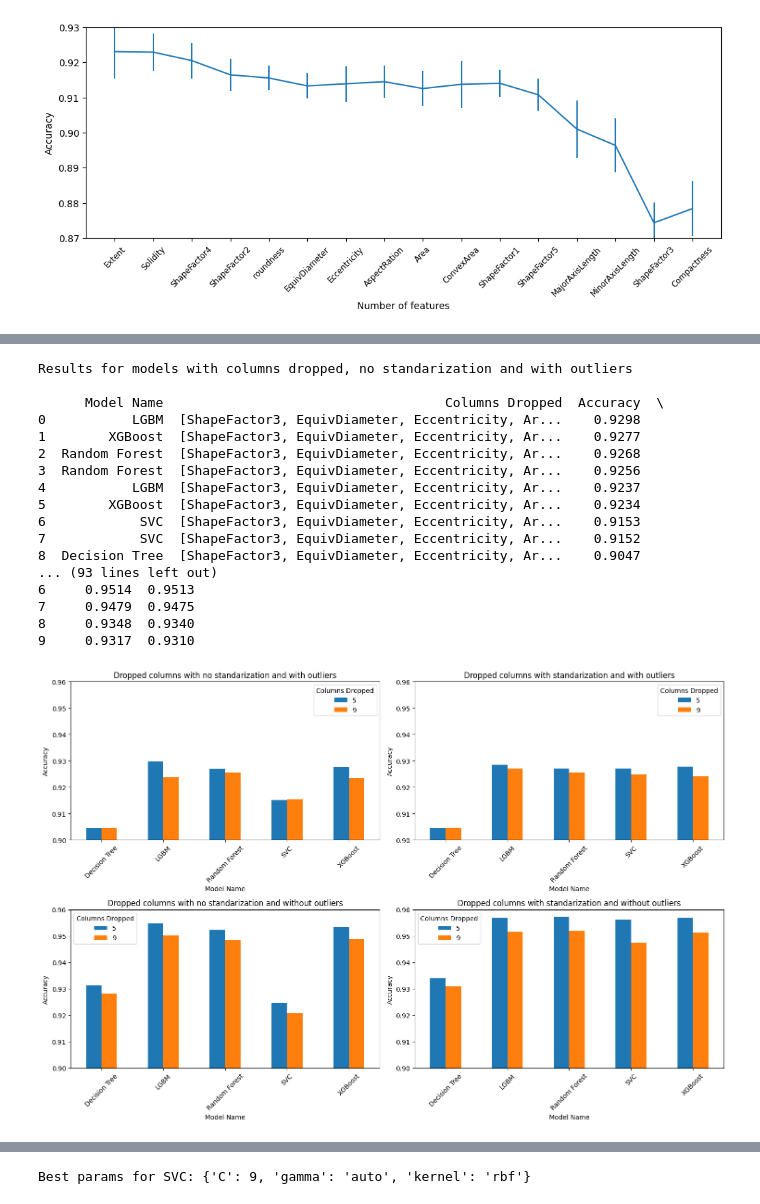
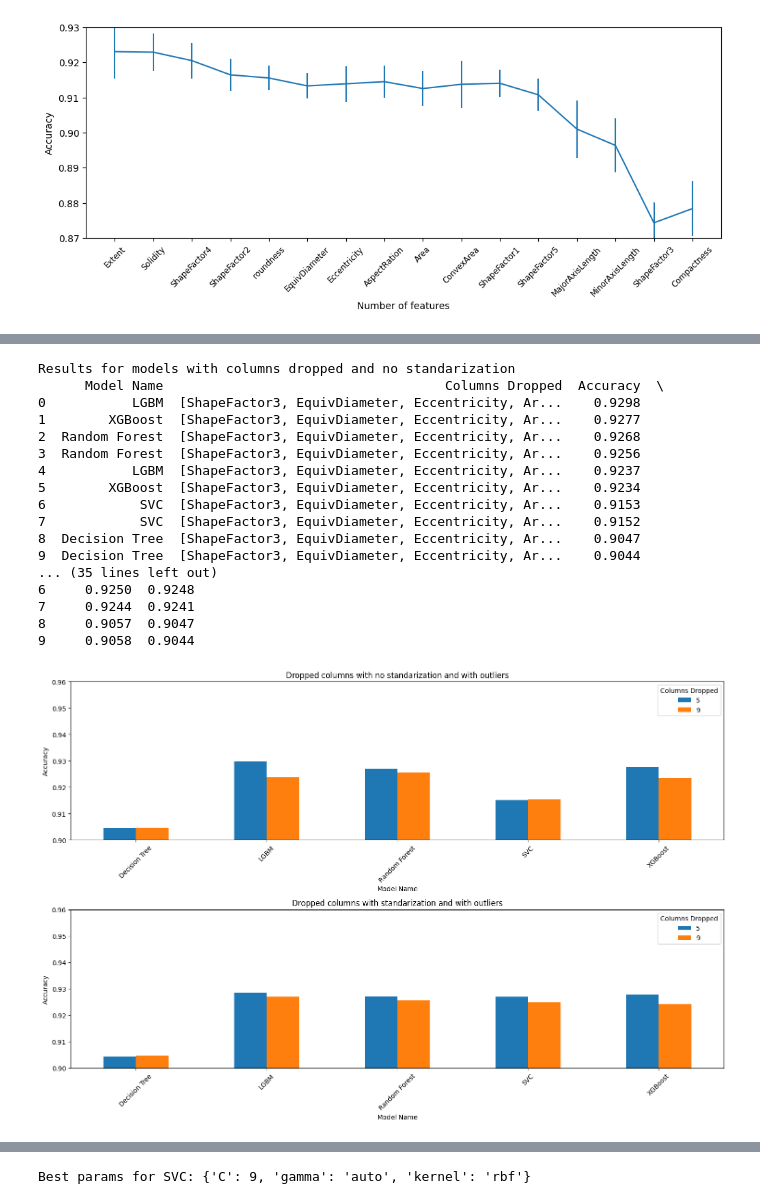
Before and after one commit to tomaszzywicki/Dry-Bean-Classification, a Jupyter notebook: notebooks/final.ipynb, the cells around one changed output, grey strips where cells are left out. Cells and saved outputs as stored; diff of their text form; code cells hidden in the pictures.

```diff
--- a/notebooks/final.ipynb
+++ b/notebooks/final.ipynb
@@ -197,9 +191,6 @@ def replace_outliers(data):
 # %%
-def test_models_with_preprocessing(df, models, columns_to_drop, to_standarize=False, replacing_outliers=False, cv=5):
+def test_models_with_preprocessing(df, models, columns_to_drop, to_standarize=False, cv=5):
     results = []
-    if replacing_outliers:
-        df = replace_outliers(df)
-
     X = df.drop(columns=['Class'])
     y = df['Class']
     for model_name, model in models:
@@ -242,6 +232,6 @@ models2 = [
     ('Decision Tree', DecisionTreeClassifier(random_state=311, max_depth=9, max_leaf_nodes=28, min_samples_leaf=2, criterion='log_loss')),
 ]
 # %%
-results_dropped_columns_no_standarize_with_outliers = test_models_with_preprocessing(df_all, models2, columns_to_drop, to_standarize=False, replacing_outliers=False)
+results_dropped_columns_no_standarize = test_models_with_preprocessing(df_all, models2, columns_to_drop, to_standarize=False)
 # %%
-results_dropped_columns_standarize_with_outliers = test_models_with_preprocessing(df_all, models2, columns_to_drop, to_standarize=True, replacing_outliers=False)
+results_dropped_columns_standarize = test_models_with_preprocessing(df_all, models2, columns_to_drop, to_standarize=True)
@@ -252,18 +238,11 @@ results_dropped_columns_standarize_without_outliers = test_models_with_preproces
 # %%
-print("Results for models with columns dropped, no standarization and with outliers\n")
-print(results_dropped_columns_no_standarize_with_outliers)
+print("Results for models with columns dropped and no standarization ")
+print(results_dropped_columns_no_standarize)
 print("\n-----------------------------------\n")
-print("Results for models with columns dropped, standarization and with outliers\n")
-print(results_dropped_columns_standarize_with_outliers)
-print("\n-----------------------------------\n")
-print("Results for models with columns dropped, no standarization and without outliers\n")
-print(results_dropped_columns_no_standarize_without_outliers)
-print("\n-----------------------------------\n")
-print("Results for models with columns dropped, standarization and without outliers\n")
-print(results_dropped_columns_standarize_without_outliers)
+print("Results for models with columns dropped and standarization")
+print(results_dropped_columns_standarize)
 # %% [output]
-Results for models with columns dropped, no standarization and with outliers
-
+Results for models with columns dropped and no standarization
       Model Name                                    Columns Dropped  Accuracy  \
 0           LGBM  [ShapeFactor3, EquivDiameter, Eccentricity, Ar...    0.9298
 1        XGBoost  [ShapeFactor3, EquivDiameter, Eccentricity, Ar...    0.9277
@@ -274,8 +253,9 @@ Results for models with columns dropped, no standarization and with outliers
 6            SVC  [ShapeFactor3, EquivDiameter, Eccentricity, Ar...    0.9153
 7            SVC  [ShapeFactor3, EquivDiameter, Eccentricity, Ar...    0.9152
 8  Decision Tree  [ShapeFactor3, EquivDiameter, Eccentricity, Ar...    0.9047
-... (93 lines left out)
-6     0.9514  0.9513
-7     0.9479  0.9475
-8     0.9348  0.9340
-9     0.9317  0.9310
+9  Decision Tree  [ShapeFactor3, EquivDiameter, Eccentricity, Ar...    0.9044
+... (35 lines left out)
+6     0.9250  0.9248
+7     0.9244  0.9241
+8     0.9057  0.9047
+9     0.9058  0.9044
@@ -287,31 +262,30 @@ res4 = results_dropped_columns_standarize_without_outliers
+# %%
+res1 = results_dropped_columns_no_standarize
+res2 = results_dropped_columns_standarize
 # %%
-dataframes = [res1, res2, res3, res4]
+dataframes = [res1, res2]
 titles = ['Dropped columns with no standarization and with outliers',
-          'Dropped columns with standarization and with outliers',
-          'Dropped columns with no standarization and without outliers',
-          'Dropped columns with standarization and without outliers']
+          'Dropped columns with standarization and with outliers']
 
-fig, axs = plt.subplots(2, 2, figsize=(15, 10))
+fig, axs = plt.subplots(2, 1, figsize=(15, 10))
 
 for i, ax in enumerate(axs.flatten()):
     df = dataframes[i]
-    # Przekształć listy na napisy
+
     df['Columns Dropped'] = df['Columns Dropped'].apply(lambda x: ', '.join(x))
 
-    # Przekształć DataFrame
     df_pivot = df.pivot(index='Model Name', columns='Columns Dropped', values='Accuracy')
 
-    # Stwórz wykres słupkowy
     df_pivot.plot(kind='bar', ax=ax)
 
     ax.set_title(titles[i])
     ax.set_ylabel('Accuracy')
     ax.set_xlabel('Model Name')
     ax.set_xticklabels(df_pivot.index, rotation=45)
     ax.set_ylim(0.90, 0.96)
     ax.legend(["5", "9"], title='Columns Dropped')
 
 plt.tight_layout()
 plt.show()
 # %% [output]
-[figure, old version]
+[figure, new version]
```
Also changed, not shown: parts of 42 cells of this notebook, 3 other files.
